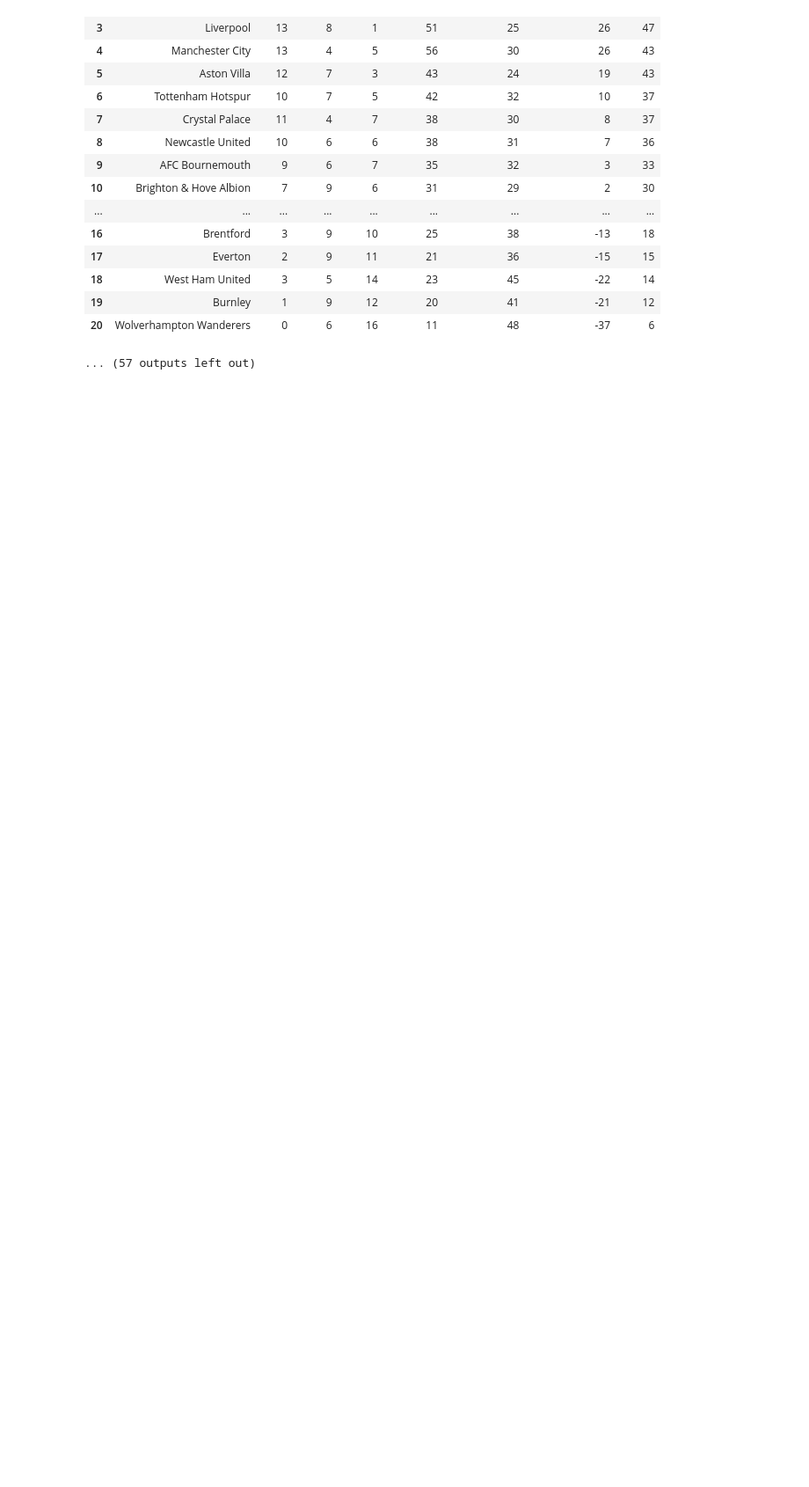
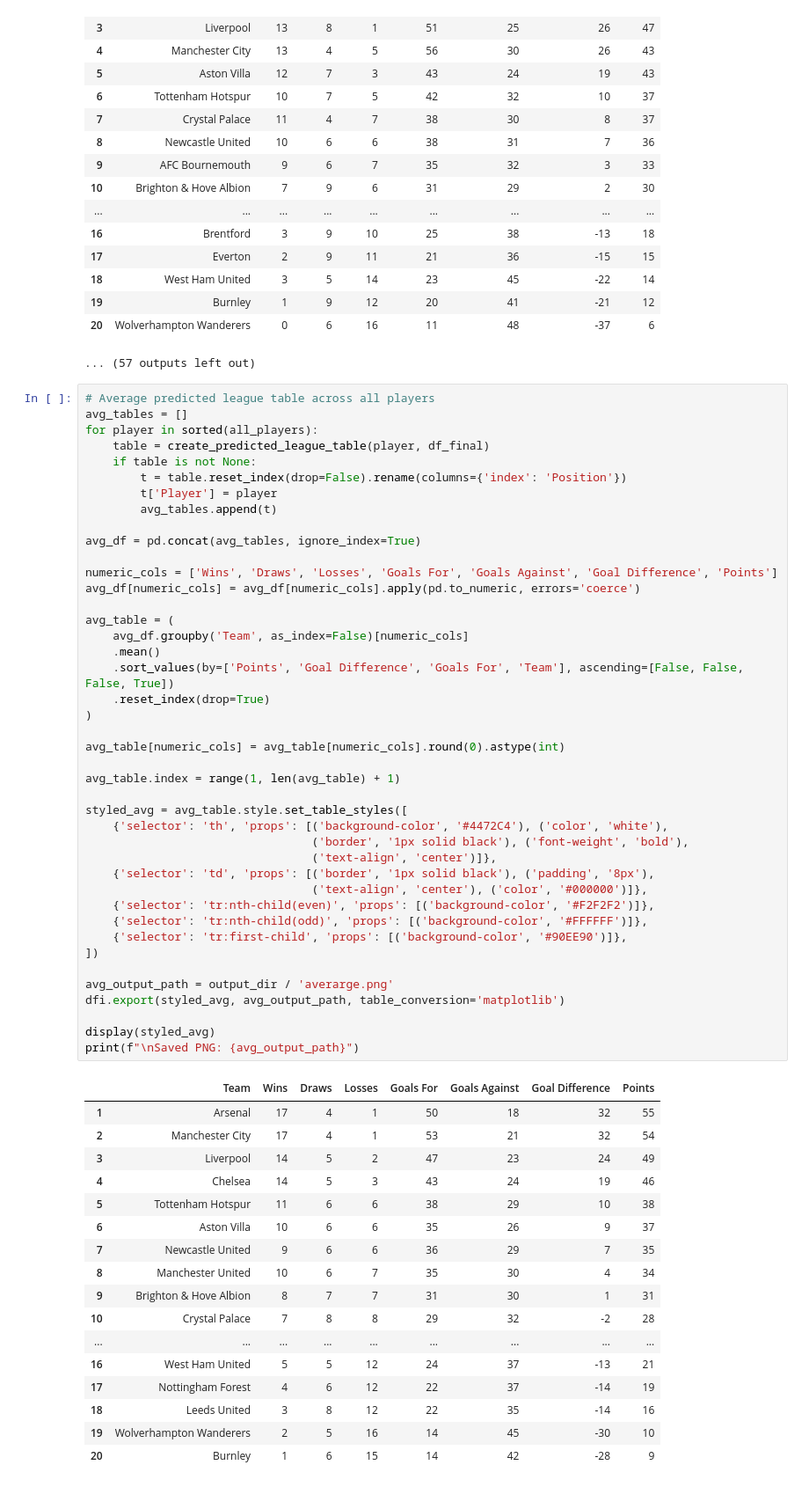
Before and after one commit to Gavin-Persad/predictions_data, a Jupyter notebook: Notebooks/players_personal_tables.ipynb, the cells around one changed output. Shown at 88% size. Saved outputs shown, nothing was run; the diff lists cells and outputs as text; blank space fills up the shorter version.

Commit message:
average table added

```diff
--- a/Notebooks/players_personal_tables.ipynb
+++ b/Notebooks/players_personal_tables.ipynb
@@ -574,3 +574,63 @@ Chris Torode - Chelsea
 | 19 | Burnley | 1 | 9 | 12 | 20 | 41 | -21 | 12 |
 | 20 | Wolverhampton Wanderers | 0 | 6 | 16 | 11 | 48 | -37 | 6 |
 ... (57 outputs left out)
+# %%
+# Average predicted league table across all players
+avg_tables = []
+for player in sorted(all_players):
+    table = create_predicted_league_table(player, df_final)
+    if table is not None:
+        t = table.reset_index(drop=False).rename(columns={'index': 'Position'})
+        t['Player'] = player
+        avg_tables.append(t)
+
+avg_df = pd.concat(avg_tables, ignore_index=True)
+
+numeric_cols = ['Wins', 'Draws', 'Losses', 'Goals For', 'Goals Against', 'Goal Difference', 'Points']
+avg_df[numeric_cols] = avg_df[numeric_cols].apply(pd.to_numeric, errors='coerce')
+
+avg_table = (
+    avg_df.groupby('Team', as_index=False)[numeric_cols]
+    .mean()
+    .sort_values(by=['Points', 'Goal Difference', 'Goals For', 'Team'], ascending=[False, False, False, True])
+    .reset_index(drop=True)
+)
+
+avg_table[numeric_cols] = avg_table[numeric_cols].round(0).astype(int)
+
+avg_table.index = range(1, len(avg_table) + 1)
+
+styled_avg = avg_table.style.set_table_styles([
+    {'selector': 'th', 'props': [('background-color', '#4472C4'), ('color', 'white'),
+                                 ('border', '1px solid black'), ('font-weight', 'bold'),
+                                 ('text-align', 'center')]},
+    {'selector': 'td', 'props': [('border', '1px solid black'), ('padding', '8px'),
+                                 ('text-align', 'center'), ('color', '#000000')]},
+    {'selector': 'tr:nth-child(even)', 'props': [('background-color', '#F2F2F2')]},
+    {'selector': 'tr:nth-child(odd)', 'props': [('background-color', '#FFFFFF')]},
+    {'selector': 'tr:first-child', 'props': [('background-color', '#90EE90')]},
+])
+
+avg_output_path = output_dir / 'averarge.png'
+dfi.export(styled_avg, avg_output_path, table_conversion='matplotlib')
+
+display(styled_avg)
+print(f"\nSaved PNG: {avg_output_path}")
+# %% [output]
+|  | Team | Wins | Draws | Losses | Goals For | Goals Against | Goal Difference | Points |
+| 1 | Arsenal | 17 | 4 | 1 | 50 | 18 | 32 | 55 |
+| 2 | Manchester City | 17 | 4 | 1 | 53 | 21 | 32 | 54 |
+| 3 | Liverpool | 14 | 5 | 2 | 47 | 23 | 24 | 49 |
+| 4 | Chelsea | 14 | 5 | 3 | 43 | 24 | 19 | 46 |
+| 5 | Tottenham Hotspur | 11 | 6 | 6 | 38 | 29 | 10 | 38 |
+| 6 | Aston Villa | 10 | 6 | 6 | 35 | 26 | 9 | 37 |
+| 7 | Newcastle United | 9 | 6 | 6 | 36 | 29 | 7 | 35 |
+| 8 | Manchester United | 10 | 6 | 7 | 35 | 30 | 4 | 34 |
+| 9 | Brighton & Hove Albion | 8 | 7 | 7 | 31 | 30 | 1 | 31 |
+| 10 | Crystal Palace | 7 | 8 | 8 | 29 | 32 | -2 | 28 |
+| ... | ... | ... | ... | ... | ... | ... | ... | ... |
+| 16 | West Ham United | 5 | 5 | 12 | 24 | 37 | -13 | 21 |
+| 17 | Nottingham Forest | 4 | 6 | 12 | 22 | 37 | -14 | 19 |
+| 18 | Leeds United | 3 | 8 | 12 | 22 | 35 | -14 | 16 |
+| 19 | Wolverhampton Wanderers | 2 | 5 | 16 | 14 | 45 | -30 | 10 |
+| 20 | Burnley | 1 | 6 | 15 | 14 | 42 | -28 | 9 |
```
Also changed, not shown: parts of 1 cell of this notebook, 1 other file.
